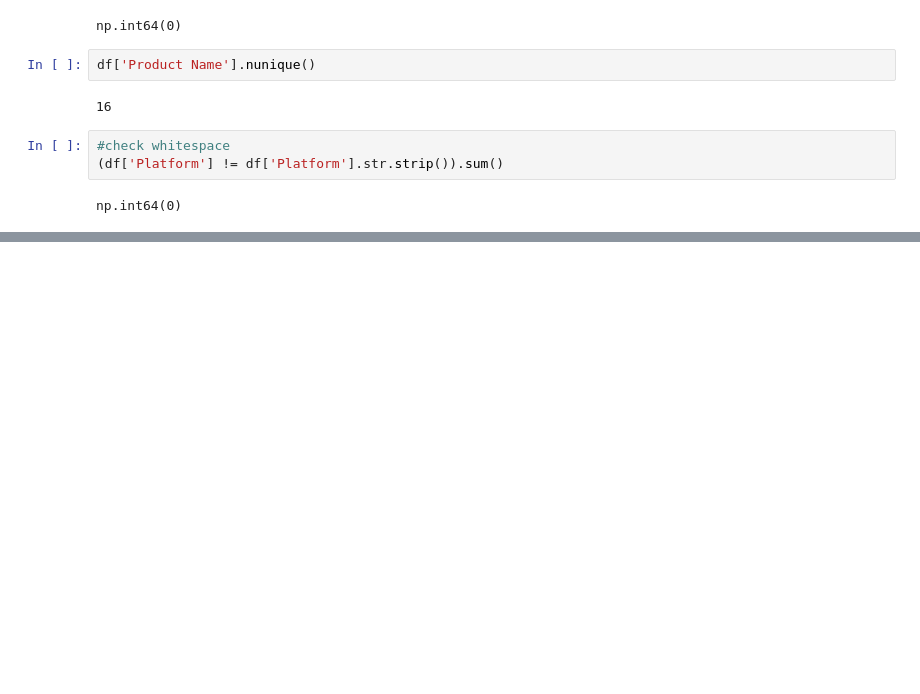
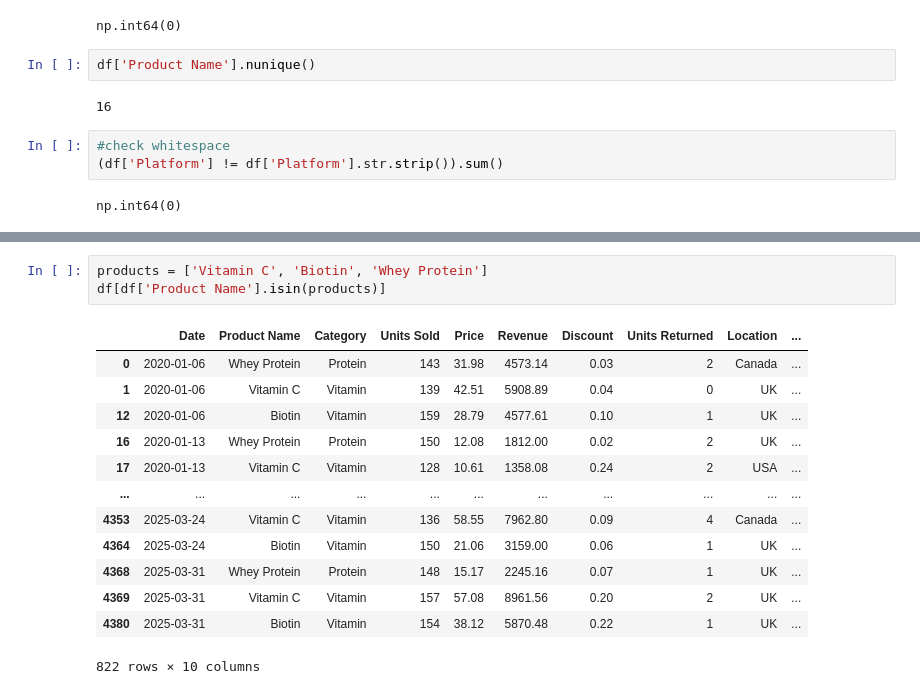
Before and after one commit to aishacmela/Supplements_sales, a Jupyter notebook: supplements_sale.ipynb, the cells around one changed output, grey strips where cells are left out. Saved outputs shown, nothing was run; the diff lists cells and outputs as text; blank space fills up the shorter version.

```diff
--- a/supplements_sale.ipynb
+++ b/supplements_sale.ipynb
@@ -163,0 +220,17 @@ np.int64(0)
+# %%
+products = ['Vitamin C', 'Biotin', 'Whey Protein']
+df[df['Product Name'].isin(products)]
+# %% [output]
+|  | Date | Product Name | Category | Units Sold | Price | Revenue | Discount | Units Returned | Location | ... |
+| 0 | 2020-01-06 | Whey Protein | Protein | 143 | 31.98 | 4573.14 | 0.03 | 2 | Canada | ... |
+| 1 | 2020-01-06 | Vitamin C | Vitamin | 139 | 42.51 | 5908.89 | 0.04 | 0 | UK | ... |
+| 12 | 2020-01-06 | Biotin | Vitamin | 159 | 28.79 | 4577.61 | 0.10 | 1 | UK | ... |
+| 16 | 2020-01-13 | Whey Protein | Protein | 150 | 12.08 | 1812.00 | 0.02 | 2 | UK | ... |
+| 17 | 2020-01-13 | Vitamin C | Vitamin | 128 | 10.61 | 1358.08 | 0.24 | 2 | USA | ... |
+| ... | ... | ... | ... | ... | ... | ... | ... | ... | ... | ... |
+| 4353 | 2025-03-24 | Vitamin C | Vitamin | 136 | 58.55 | 7962.80 | 0.09 | 4 | Canada | ... |
+| 4364 | 2025-03-24 | Biotin | Vitamin | 150 | 21.06 | 3159.00 | 0.06 | 1 | UK | ... |
+| 4368 | 2025-03-31 | Whey Protein | Protein | 148 | 15.17 | 2245.16 | 0.07 | 1 | UK | ... |
+| 4369 | 2025-03-31 | Vitamin C | Vitamin | 157 | 57.08 | 8961.56 | 0.20 | 2 | UK | ... |
+| 4380 | 2025-03-31 | Biotin | Vitamin | 154 | 38.12 | 5870.48 | 0.22 | 1 | UK | ... |
+822 rows × 10 columns
```
Also changed, not shown: parts of 5 cells of this notebook.
